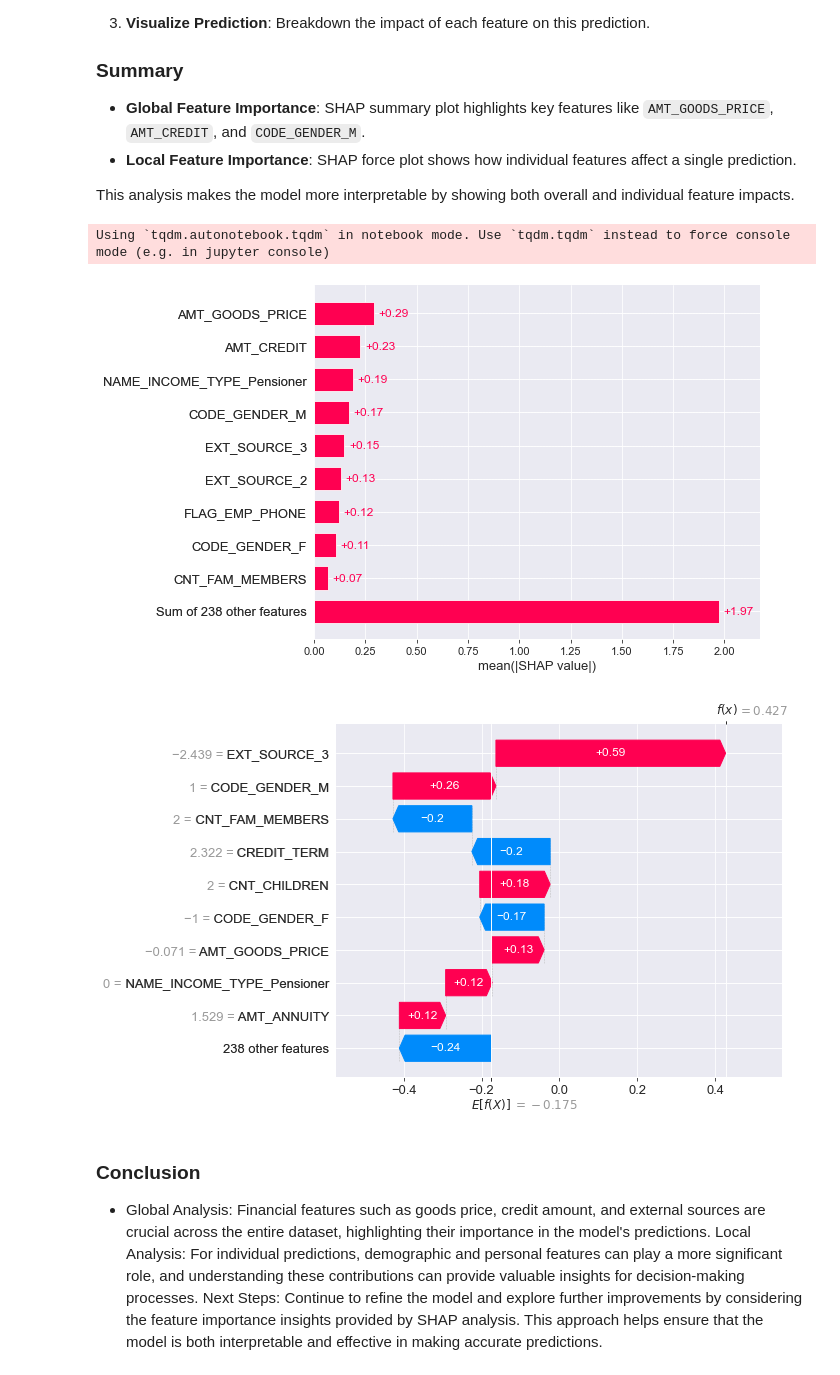
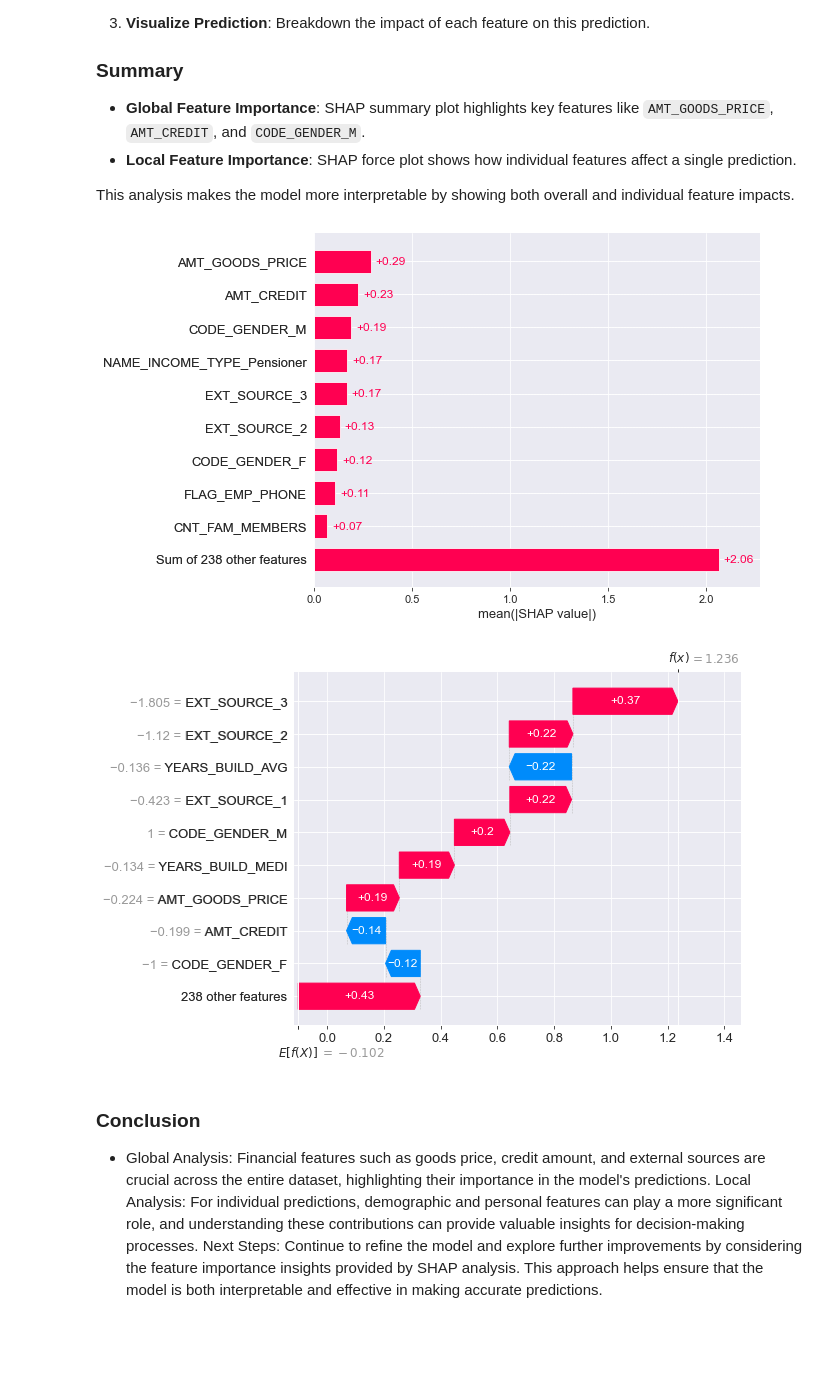
Before and after one commit to preudh/OC_IA_P4_Build_a_scoring_model, a Jupyter notebook: notebooks/Preudhomme_Patrice_notebook_modelisation_062024.ipynb, the cells around one changed output. Saved outputs shown, nothing was run; the diff lists cells and outputs as text; code cells hidden in the pictures; blank space fills up the shorter version.

Commit message:
Set up Credit scoring Model & Shap

```diff
--- a/notebooks/Preudhomme_Patrice_notebook_modelisation_062024.ipynb
+++ b/notebooks/Preudhomme_Patrice_notebook_modelisation_062024.ipynb
@@ -1014,50 +1014,44 @@ import shap
 import pandas as pd
 import numpy as np
 from sklearn.pipeline import Pipeline
-from sklearn.preprocessing import RobustScaler
 from sklearn.linear_model import RidgeClassifier
 
-# Ensure X_train and X_val are DataFrames with column names
-if not isinstance(X_train, pd.DataFrame):
-    X_train = pd.DataFrame(X_train, columns=app_train_domain.drop(columns=['TARGET']).columns)
-if not isinstance(X_val, pd.DataFrame):
-    X_val = pd.DataFrame(X_val, columns=app_train_domain.drop(columns=['TARGET']).columns)
+# Ensure X is a DataFrame with column names
+if not isinstance(X, pd.DataFrame):
+    X = pd.DataFrame(X, columns=app_train_domain.drop(columns=['TARGET']).columns)
 
 # Extract the classifier from the best pipeline
 classifier = best_model_final.named_steps['classifier']
 
 # Check if the classifier is RidgeClassifier
 if not isinstance(classifier, RidgeClassifier):
     raise ValueError("The classifier is not a RidgeClassifier. Please check the best_model_final pipeline.")
 
 # Create a new pipeline for preprocessing (excluding the classifier)
 preprocessor = Pipeline(steps=best_model_final.steps[:-1])  # All steps except the last classifier
 
 # Fit the preprocessor with the names of the features
-preprocessor.fit(X_train)
+preprocessor.fit(X)
 
 # Transform the data with the preprocessor
-X_train_preprocessed = preprocessor.transform(X_train)
-X_val_preprocessed = preprocessor.transform(X_val)
+X_preprocessed = preprocessor.transform(X)
 
 # Convert the preprocessed data back to DataFrame to retain feature names
-X_train_preprocessed_df = pd.DataFrame(X_train_preprocessed, columns=X_train.columns)
-X_val_preprocessed_df = pd.DataFrame(X_val_preprocessed, columns=X_val.columns)
+X_preprocessed_df = pd.DataFrame(X_preprocessed, columns=X.columns)
 
 # SHAP analysis
-explainer = shap.Explainer(classifier, X_train_preprocessed_df)
-shap_values = explainer(X_val_preprocessed_df)
+explainer = shap.Explainer(classifier, X_preprocessed_df)
+shap_values = explainer(X_preprocessed_df)
 
 # 4.1 Global Feature Importance Using SHAP
 shap.plots.bar(shap_values)
 
 # 4.2 Local Feature Importance Using SHAP
 # Visualize the first prediction's explanation
 shap.plots.waterfall(shap_values[0])
 # %% [output]
-Using `tqdm.autonotebook.tqdm` in notebook mode. Use `tqdm.tqdm` instead to force console mode (e.g. in jupyter console)
-[figure, old version]
+[figure, new version]
-[figure, old version]
+[figure, new version]
 # %% [markdown]
 ### Conclusion
 
```
Also changed, not shown: parts of 7 cells of this notebook.
